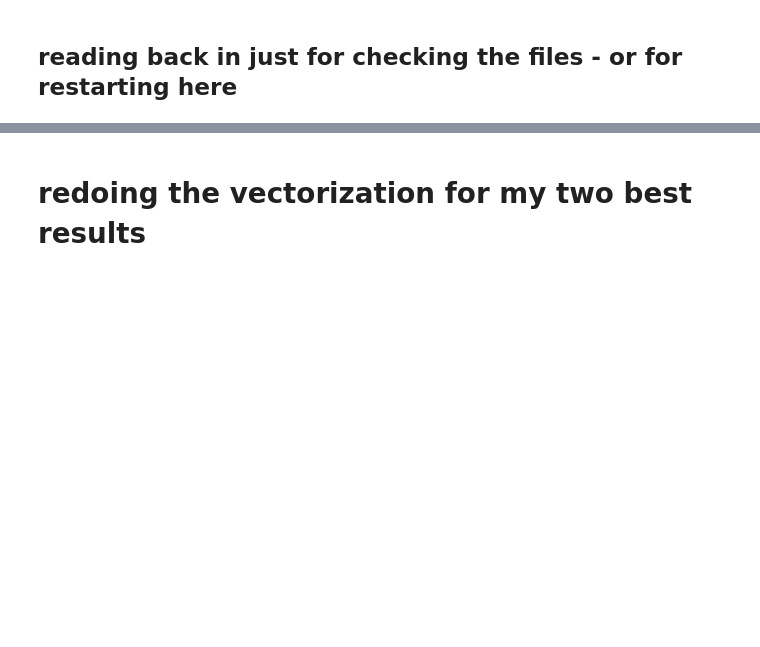
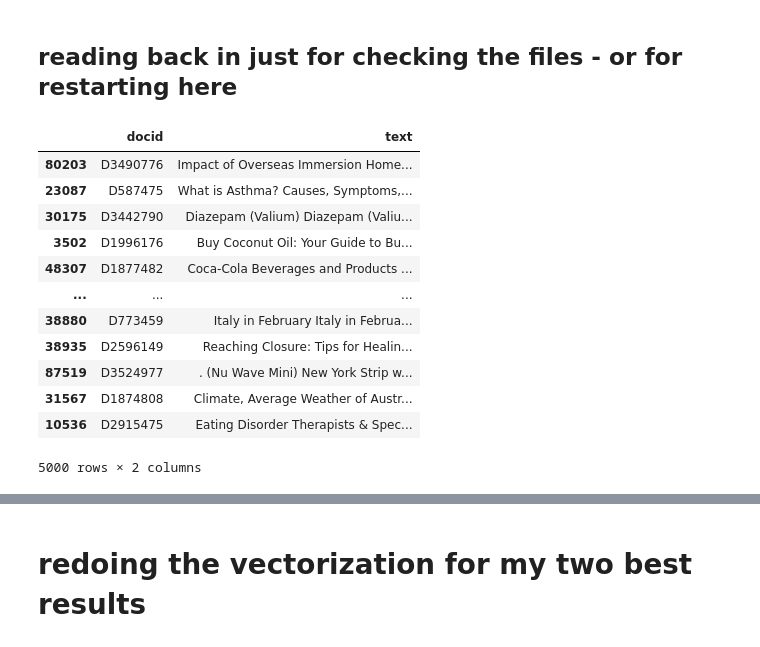
Before and after one commit to Coperr/information-retrieval, a Jupyter notebook: notebook3.ipynb, the cells around one changed output, grey strips where cells are left out. Cells and saved outputs as stored; diff of their text form; code cells hidden in the pictures; blank space fills up the shorter version.

```diff
--- a/notebook3.ipynb
+++ b/notebook3.ipynb
@@ -67,7 +93,22 @@ tqdm.pandas()
 # %%
 # this is a different doc, no longer distinguishing title and body
 docs = pd.read_csv('our.text.msmarco.docs.tsv',sep='\t',usecols=[1,2])
+docs = docs.sample(n=5000, random_state=42) #reduce to 5 documents
 docs
+# %% [output]
+|  | docid | text |
+| 80203 | D3490776 | Impact of Overseas Immersion Home... |
+| 23087 | D587475 | What is Asthma? Causes, Symptoms,... |
+| 30175 | D3442790 | Diazepam (Valium) Diazepam (Valiu... |
+| 3502 | D1996176 | Buy Coconut Oil: Your Guide to Bu... |
+| 48307 | D1877482 | Coca-Cola Beverages and Products ... |
+| ... | ... | ... |
+| 38880 | D773459 | Italy in February Italy in Februa... |
+| 38935 | D2596149 | Reaching Closure: Tips for Healin... |
+| 87519 | D3524977 | . (Nu Wave Mini) New York Strip w... |
+| 31567 | D1874808 | Climate, Average Weather of Austr... |
+| 10536 | D2915475 | Eating Disorder Therapists & Spec... |
+5000 rows × 2 columns
 # %%
 vectorizer = TfidfVectorizer(sublinear_tf=True, strip_accents='unicode')
 tokenized_corpus = docs.text.progress_apply(vectorizer.build_analyzer())
```
Also changed, not shown: parts of 16 cells of this notebook.
